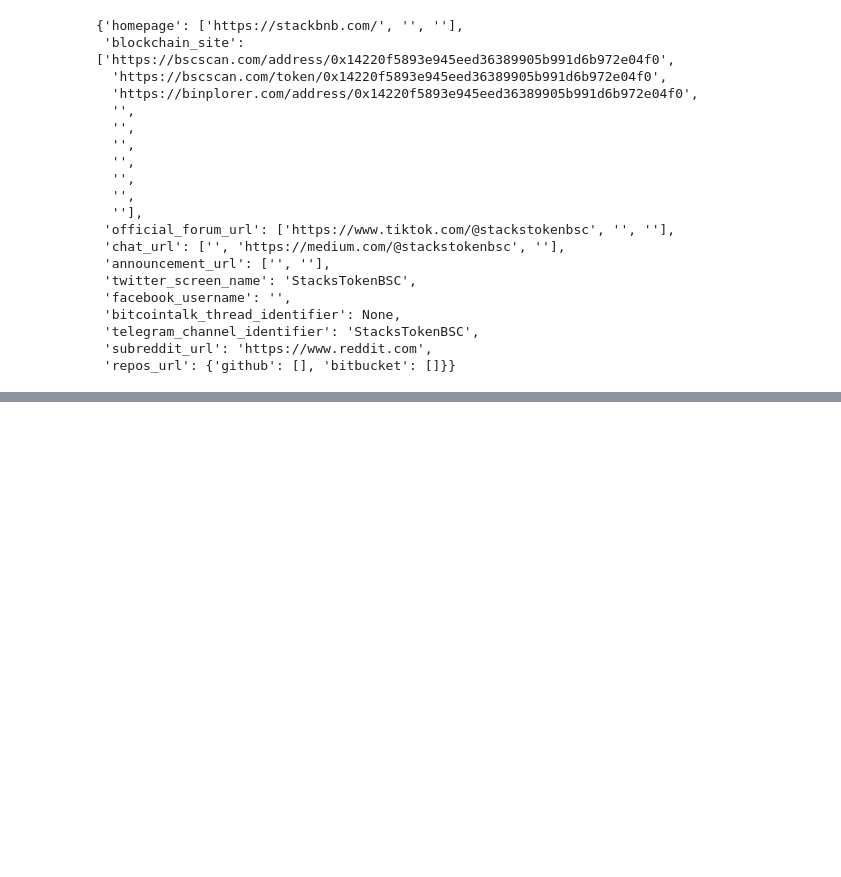
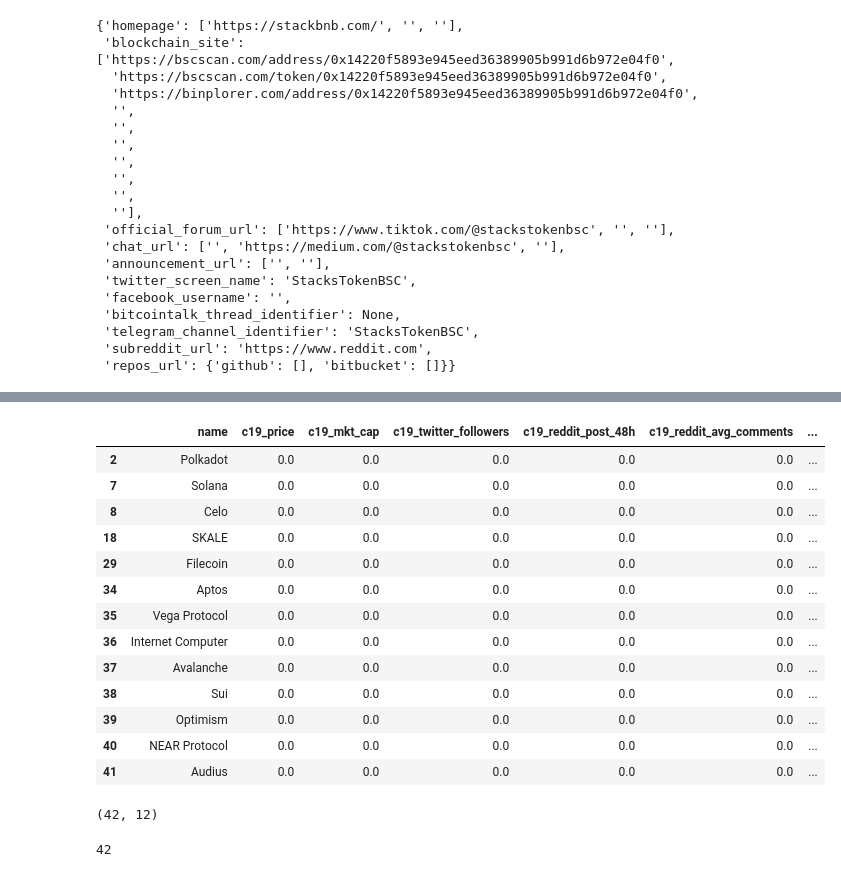
Before and after one commit to nicolas-angarita/crypto, a Jupyter notebook: acquire_scratch.ipynb, the cells around one changed output, grey strips where cells are left out. Cells and saved outputs as stored; diff of their text form; code cells hidden in the pictures; blank space fills up the shorter version.

```diff
--- a/acquire.ipynb
+++ b/acquire_scratch.ipynb
@@ -633,0 +706,21 @@ df[df['max_supply'].isna()]
+# %%
+df[df['c19_price']  ==  0]
+# %% [output]
+|  | name | c19_price | c19_mkt_cap | c19_twitter_followers | c19_reddit_post_48h | c19_reddit_avg_comments | ... |
+| 2 | Polkadot | 0.0 | 0.0 | 0.0 | 0.0 | 0.0 | ... |
+| 7 | Solana | 0.0 | 0.0 | 0.0 | 0.0 | 0.0 | ... |
+| 8 | Celo | 0.0 | 0.0 | 0.0 | 0.0 | 0.0 | ... |
+| 18 | SKALE | 0.0 | 0.0 | 0.0 | 0.0 | 0.0 | ... |
+| 29 | Filecoin | 0.0 | 0.0 | 0.0 | 0.0 | 0.0 | ... |
+| 34 | Aptos | 0.0 | 0.0 | 0.0 | 0.0 | 0.0 | ... |
+| 35 | Vega Protocol | 0.0 | 0.0 | 0.0 | 0.0 | 0.0 | ... |
+| 36 | Internet Computer | 0.0 | 0.0 | 0.0 | 0.0 | 0.0 | ... |
+| 37 | Avalanche | 0.0 | 0.0 | 0.0 | 0.0 | 0.0 | ... |
+| 38 | Sui | 0.0 | 0.0 | 0.0 | 0.0 | 0.0 | ... |
+| 39 | Optimism | 0.0 | 0.0 | 0.0 | 0.0 | 0.0 | ... |
+| 40 | NEAR Protocol | 0.0 | 0.0 | 0.0 | 0.0 | 0.0 | ... |
+| 41 | Audius | 0.0 | 0.0 | 0.0 | 0.0 | 0.0 | ... |
+# %%
+df.shape
+# %% [output]
+(42, 12)
@@ -633,0 +766,4 @@ df[df['max_supply'].isna()]
+# %%
+len(all_dev_data)
+# %% [output]
+42
```
Also changed, not shown: parts of 19 cells of this notebook, 3 other files.
